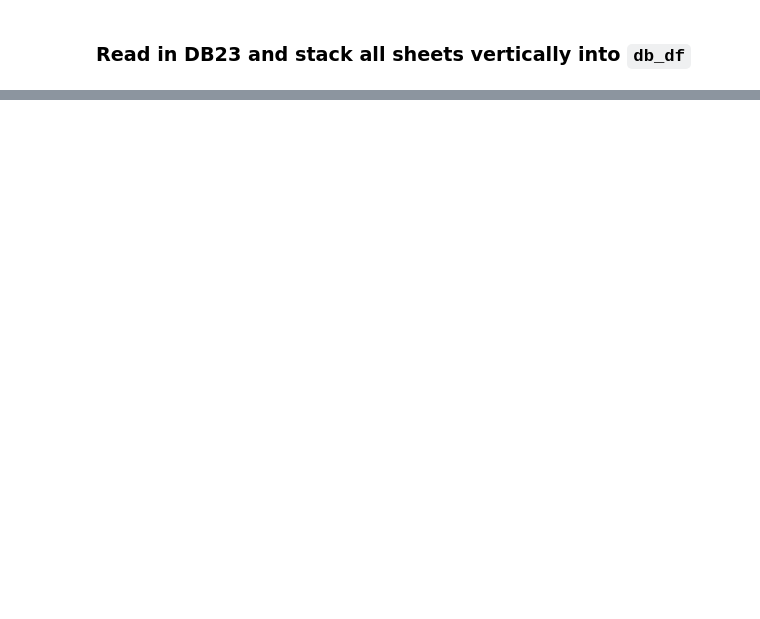
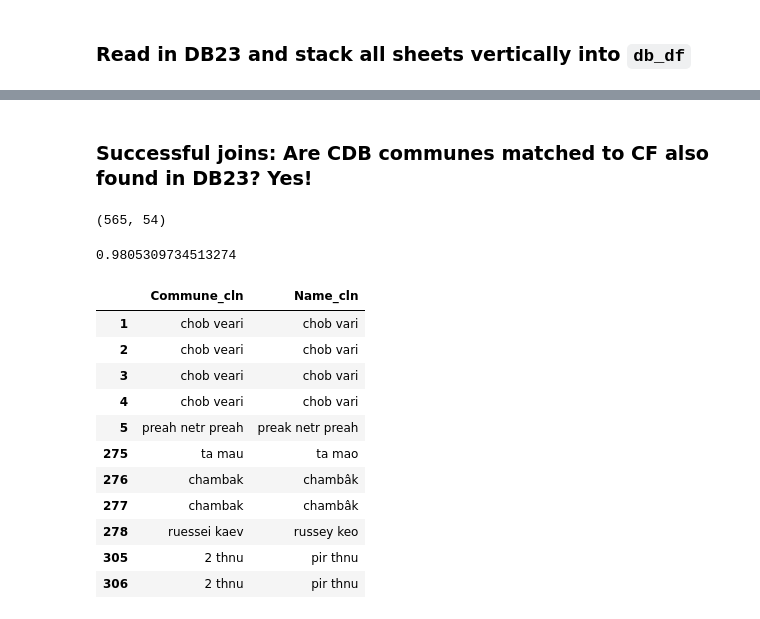
Before and after one commit to sig-gis/mpi, a Jupyter notebook: code/other/explore_DB23.ipynb, the cells around one changed output, grey strips where cells are left out. Drawn from its saved outputs; the diff is of its cells as text; code cells hidden in the pictures; blank space fills up the shorter version.

```diff
--- a/code/other/explore_DB23.ipynb
+++ b/code/other/explore_DB23.ipynb
@@ -74,0 +158,30 @@ db_df = pd.concat(db_prov_df_lst)
+# %% [markdown]
+### Successful joins: Are CDB communes matched to CF also found in DB23? Yes!
+# %%
+CF_w_joined_DB23 = CF_w_DB23[CF_w_DB23._merge == 'both']
+# %%
+CF_w_joined_DB23.shape
+# %% [output]
+(565, 54)
+# %%
+compare_df = CF_w_joined_DB23[['Commune_cln', 'Name_cln']]
+# %%
+(compare_df.iloc[:, 0] == compare_df.iloc[:, 1]).mean()  # almost all found
+# %% [output]
+0.9805309734513274
+# %%
+compare_df[compare_df.iloc[:, 0] != compare_df.iloc[:, 1]]  # ALL found
+# accounting for spelling variations (at least for joined records)
+# %% [output]
+|  | Commune_cln | Name_cln |
+| 1 | chob veari | chob vari |
+| 2 | chob veari | chob vari |
+| 3 | chob veari | chob vari |
+| 4 | chob veari | chob vari |
+| 5 | preah netr preah | preak netr preah |
+| 275 | ta mau | ta mao |
+| 276 | chambak | chambâk |
+| 277 | chambak | chambâk |
+| 278 | ruessei kaev | russey keo |
+| 305 | 2 thnu | pir thnu |
+| 306 | 2 thnu | pir thnu |
```
Also changed, not shown: parts of 37 cells of this notebook, 1 other file.
